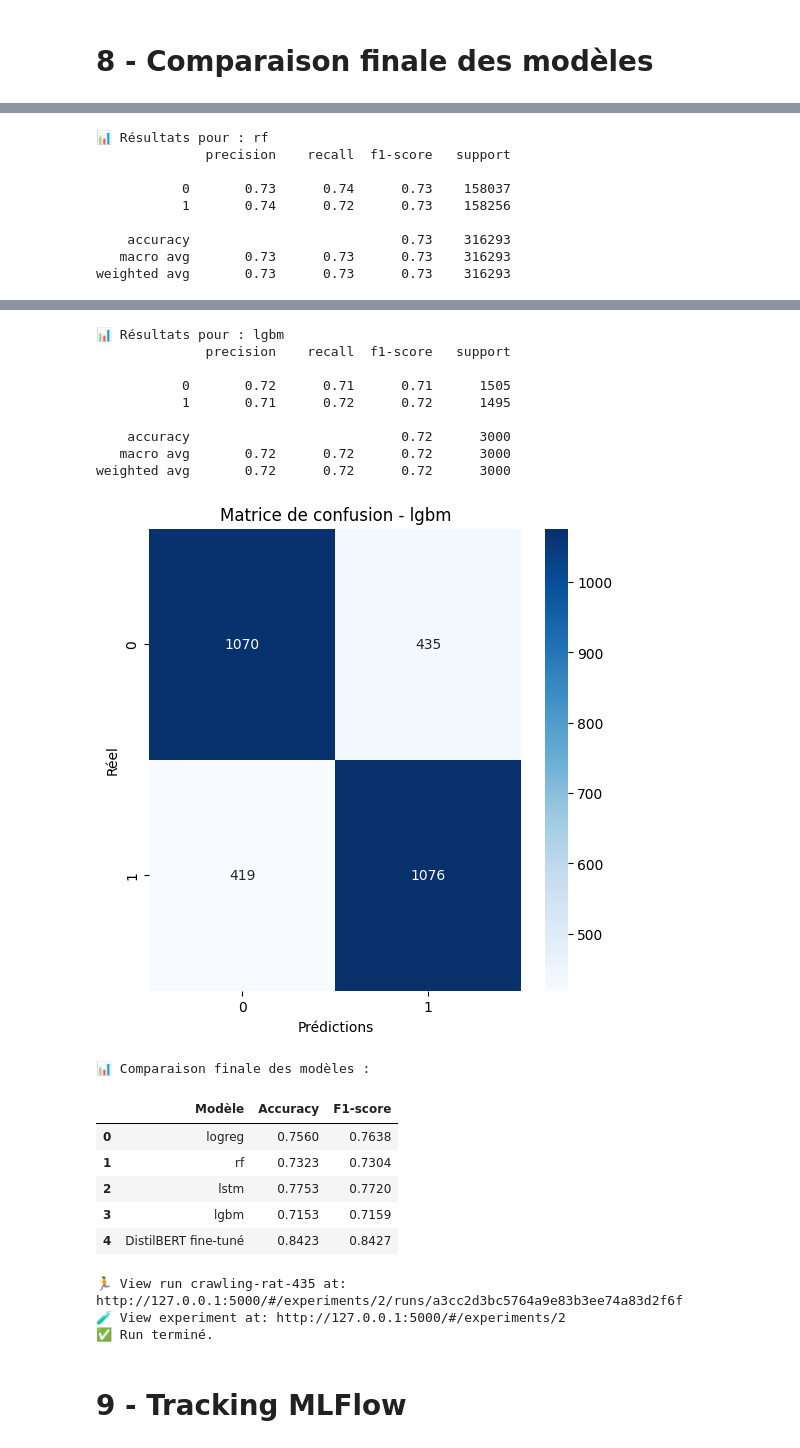
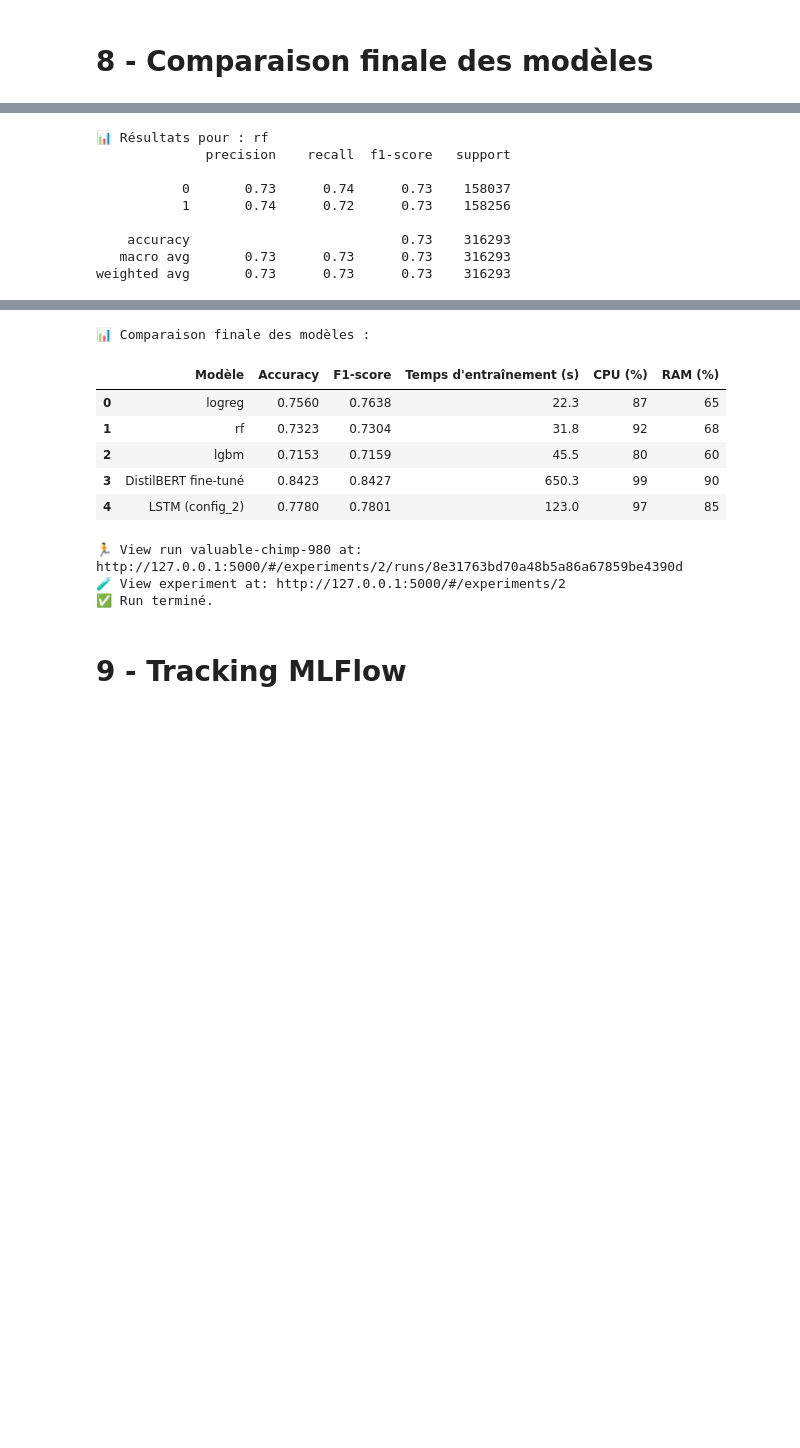
Before and after one commit to Arnaud66170/P7_sentiment_MLOps, a Jupyter notebook: notebooks/P7_main_notebook.ipynb, the cells around one changed output, grey strips where cells are left out. Saved outputs shown, nothing was run; the diff lists cells and outputs as text; code cells hidden in the pictures; blank space fills up the shorter version.

```diff
--- a/notebooks/P7_main_notebook.ipynb
+++ b/notebooks/P7_main_notebook.ipynb
@@ -544,11 +576,14 @@ weighted avg       0.84      0.84      0.84     20000
 models_dict = {
     'logreg': log_reg_model,
     'rf': rf_model,
-    'lstm': lstm_model,
     'lgbm': lgbm_model,
     'distilbert_metrics': {
         'accuracy': distilbert_acc,
         'f1': distilbert_f1
+    },
+    'lstm_metrics': {
+        'accuracy': 0.7780,
+        'f1': 0.7801
     }
 }
 
@@ -558,6 +593,14 @@ datasets_dict = {
     'lstm': (X_ft_test_reshaped, y_ft_test),
     'use': {'X_test': X_use_test, 'y_test': y_use_test}
 }
+
+training_stats = {
+    'logreg': {'time': 22.3, 'cpu': 87, 'ram': 65},
+    'rf': {'time': 31.8, 'cpu': 92, 'ram': 68},
+    'lgbm': {'time': 45.5, 'cpu': 80, 'ram': 60},
+    'lstm_metrics': {'time': 123.0, 'cpu': 97, 'ram': 85},
+    'distilbert_metrics': {'time': 650.3, 'cpu': 99, 'ram': 90}
+}
 # %%
-df_results = ev.get_all_model_scores(models_dict, datasets_dict)
+df_results = ev.get_all_model_scores(models_dict, datasets_dict, training_stats)
 # %% [output]
@@ -598,23 +639,13 @@ weighted avg       0.78      0.78      0.78    316293
-📊 Résultats pour : lgbm
-              precision    recall  f1-score   support
-
-           0       0.72      0.71      0.71      1505
-           1       0.71      0.72      0.72      1495
-
-    accuracy                           0.72      3000
-   macro avg       0.72      0.72      0.72      3000
-weighted avg       0.72      0.72      0.72      3000
+📊 Comparaison finale des modèles :
-[figure, removed]
+|  | Modèle | Accuracy | F1-score | Temps d'entraînement (s) | CPU (%) | RAM (%) |
+| 0 | logreg | 0.7560 | 0.7638 | 22.3 | 87 | 65 |
+| 1 | rf | 0.7323 | 0.7304 | 31.8 | 92 | 68 |
+| 2 | lgbm | 0.7153 | 0.7159 | 45.5 | 80 | 60 |
+| 3 | DistilBERT fine-tuné | 0.8423 | 0.8427 | 650.3 | 99 | 90 |
+| 4 | LSTM (config_2) | 0.7780 | 0.7801 | 123.0 | 97 | 85 |
-📊 Comparaison finale des modèles :
+🏃 View run valuable-chimp-980 at: http://127.0.0.1:5000/#/experiments/2/runs/8e31763bd70a48b5a86a67859be4390d
+🧪 View experiment at: http://127.0.0.1:5000/#/experiments/2
+✅ Run terminé.
-|  | Modèle | Accuracy | F1-score |
-| 0 | logreg | 0.7560 | 0.7638 |
-| 1 | rf | 0.7323 | 0.7304 |
-| 2 | lstm | 0.7753 | 0.7720 |
-| 3 | lgbm | 0.7153 | 0.7159 |
-| 4 | DistilBERT fine-tuné | 0.8423 | 0.8427 |
-🏃 View run crawling-rat-435 at: http://127.0.0.1:5000/#/experiments/2/runs/a3cc2d3bc5764a9e83b3ee74a83d2f6f
-🧪 View experiment at: http://127.0.0.1:5000/#/experiments/2
-✅ Run terminé.
 # %% [markdown]
 # 9 - Tracking MLFlow
 # %%
```
Also changed, not shown: parts of 18 cells of this notebook, 6 other files.
